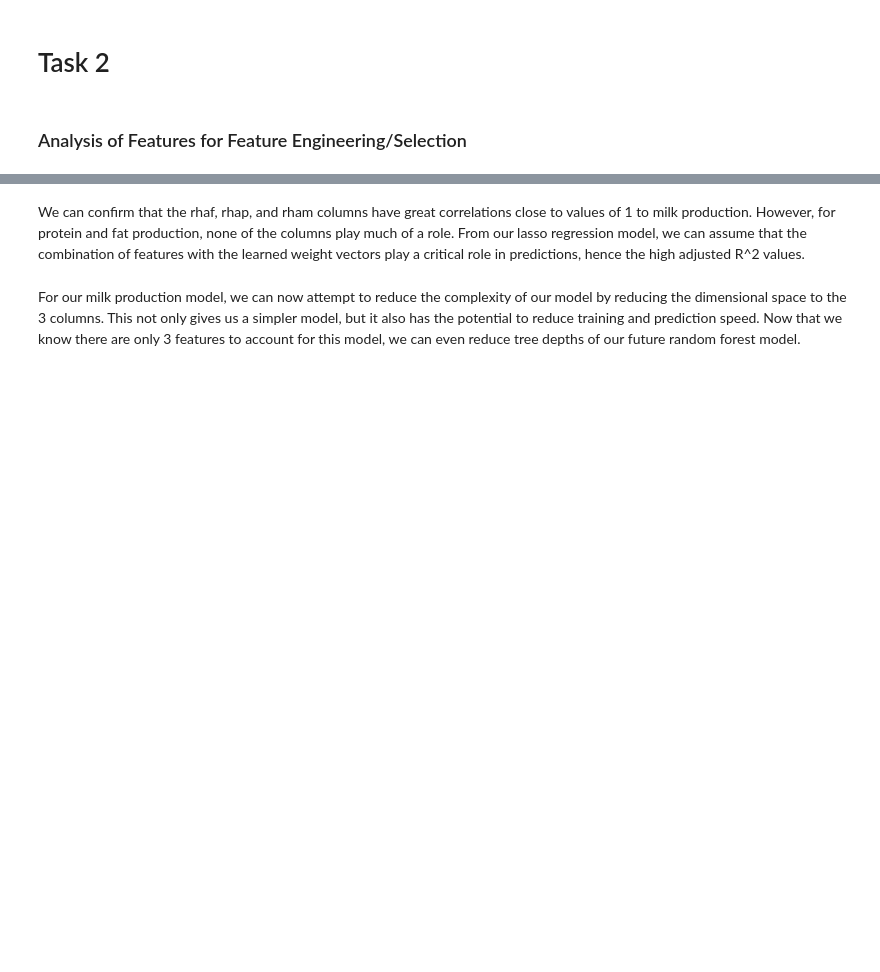
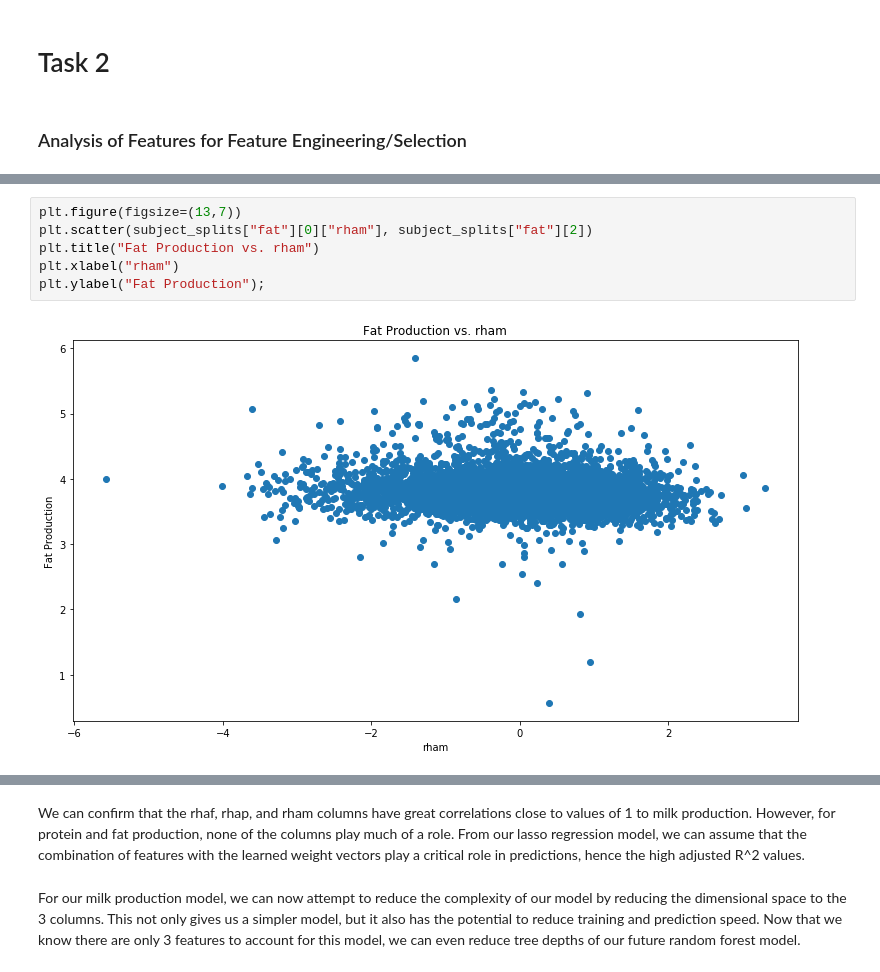
Before and after one commit to thebrianbn/cow_ml, a Jupyter notebook: milk_fat_prediction/milk_fat_analysis.ipynb, the cells around one changed output, grey strips where cells are left out. Drawn from its saved outputs; the diff is of its cells as text; blank space fills up the shorter version.

```diff
--- a/milk_fat_prediction/milk_fat_analysis.ipynb
+++ b/milk_fat_prediction/milk_fat_analysis.ipynb
@@ -309,0 +310,8 @@ plt.ylabel("Milk Production");
+# %%
+plt.figure(figsize=(13,7))
+plt.scatter(subject_splits["fat"][0]["rham"], subject_splits["fat"][2])
+plt.title("Fat Production vs. rham")
+plt.xlabel("rham")
+plt.ylabel("Fat Production");
+# %% [output]
+[figure, added]
```
Also changed, not shown: parts of 24 cells of this notebook.
